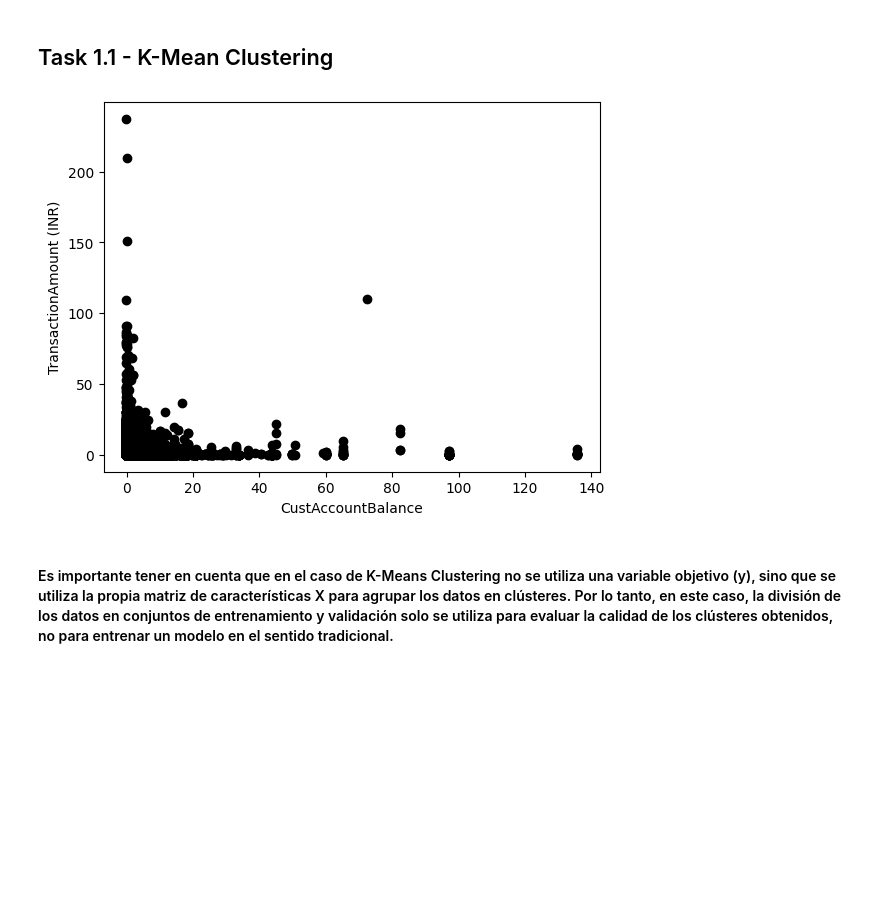
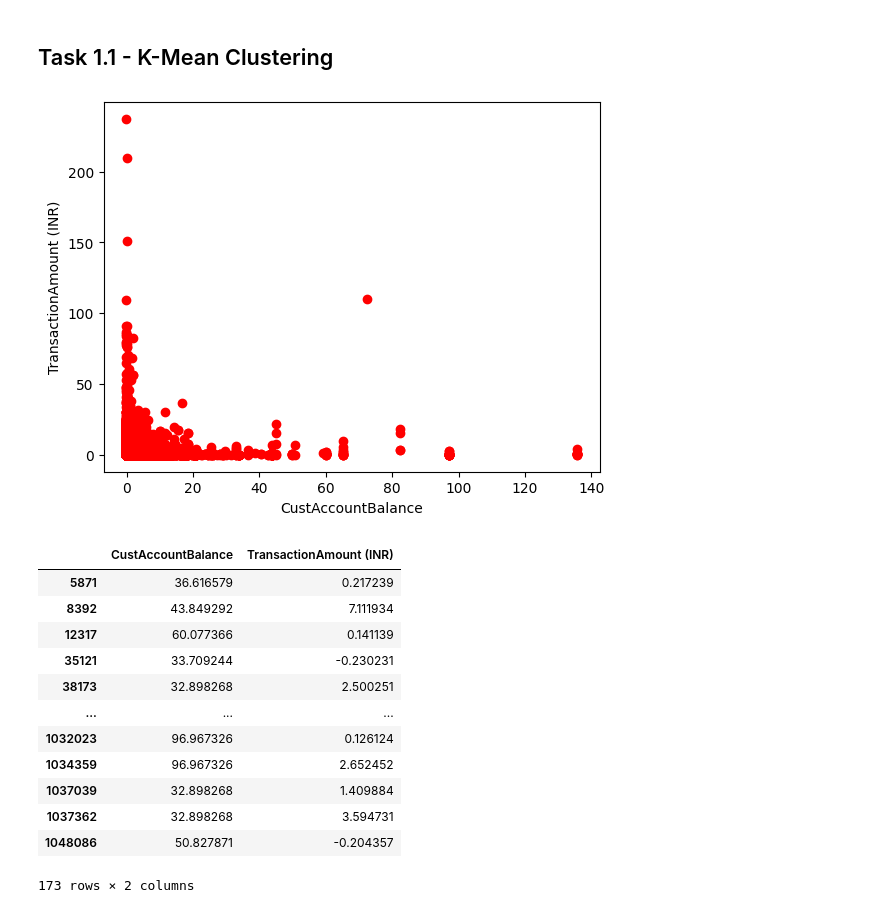
Before and after one commit to unclepete-20/lab7-k-means, a Jupyter notebook: src/k_means.ipynb, the cells around one changed output. Cells and saved outputs as stored; diff of their text form; code cells hidden in the pictures; blank space fills up the shorter version.

```diff
--- a/src/k_means.ipynb
+++ b/src/k_means.ipynb
@@ -230,13 +230,11 @@ Length: 9326, dtype: int64
 # %%
 # Comenzamos seleccionando las variables que nos interesan.
 X = data[["CustAccountBalance", "TransactionAmount (INR)"]]
 
 # Se grafican los puntos
-plt.scatter(X["CustAccountBalance"], X["TransactionAmount (INR)"], c='black')
+plt.scatter(X["CustAccountBalance"], X["TransactionAmount (INR)"], c='red')
 plt.xlabel('CustAccountBalance')
 plt.ylabel('TransactionAmount (INR)')
 plt.show()
 # %% [output]
-[figure, old version]
+[figure, new version]
-# %% [markdown]
-#### Es importante tener en cuenta que en el caso de K-Means Clustering no se utiliza una variable objetivo (y), sino que se utiliza la propia matriz de características X para agrupar los datos en clústeres. Por lo tanto, en este caso, la división de los datos en conjuntos de entrenamiento y validación solo se utiliza para evaluar la calidad de los clústeres obtenidos, no para entrenar un modelo en el sentido tradicional.
@@ -248,0 +273,19 @@ X_train, X_valid = train_test_split(X, test_size=0.2, random_state=42)
+# %%
+
+X = data[['CustAccountBalance', 'TransactionAmount (INR)']]
+#kmeans_elbow_method(X, k=3)
+X.info()
+# %% [output]
+|  | CustAccountBalance | TransactionAmount (INR) |
+| 5871 | 36.616579 | 0.217239 |
+| 8392 | 43.849292 | 7.111934 |
+| 12317 | 60.077366 | 0.141139 |
+| 35121 | 33.709244 | -0.230231 |
+| 38173 | 32.898268 | 2.500251 |
+| ... | ... | ... |
+| 1032023 | 96.967326 | 0.126124 |
+| 1034359 | 96.967326 | 2.652452 |
+| 1037039 | 32.898268 | 1.409884 |
+| 1037362 | 32.898268 | 3.594731 |
+| 1048086 | 50.827871 | -0.204357 |
+173 rows × 2 columns
```
Also changed, not shown: parts of 5 cells of this notebook.
